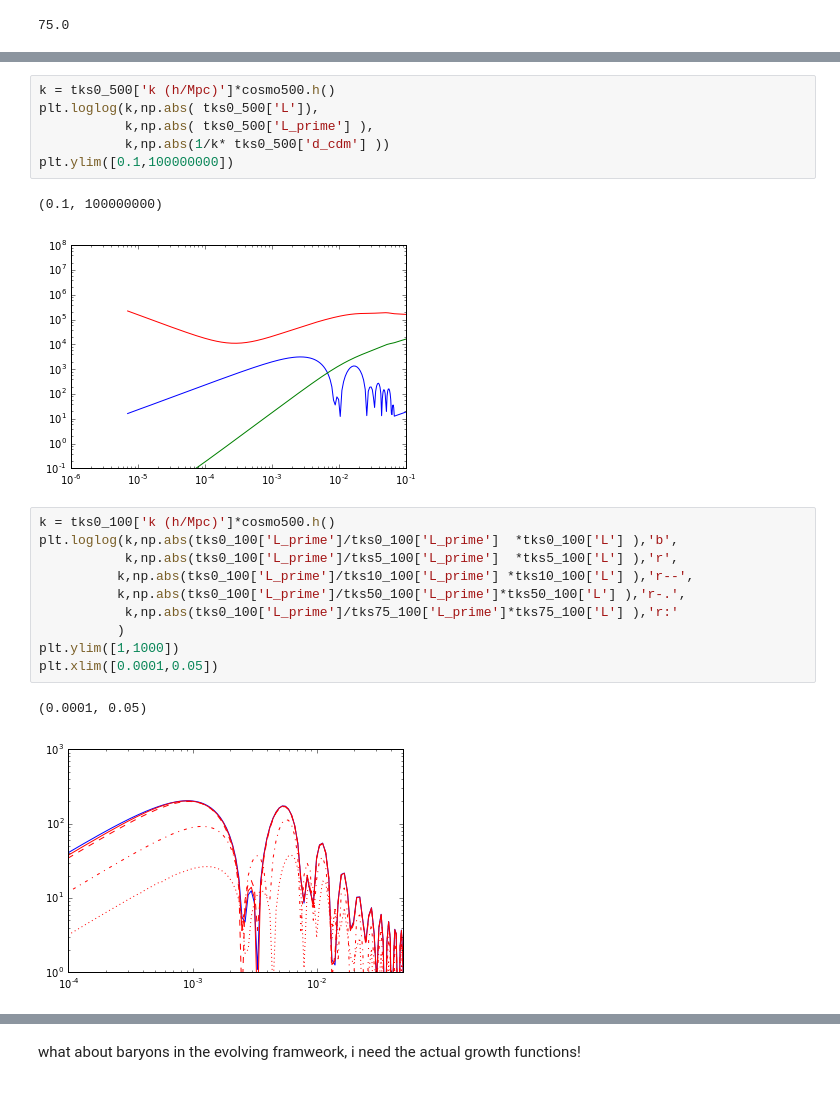
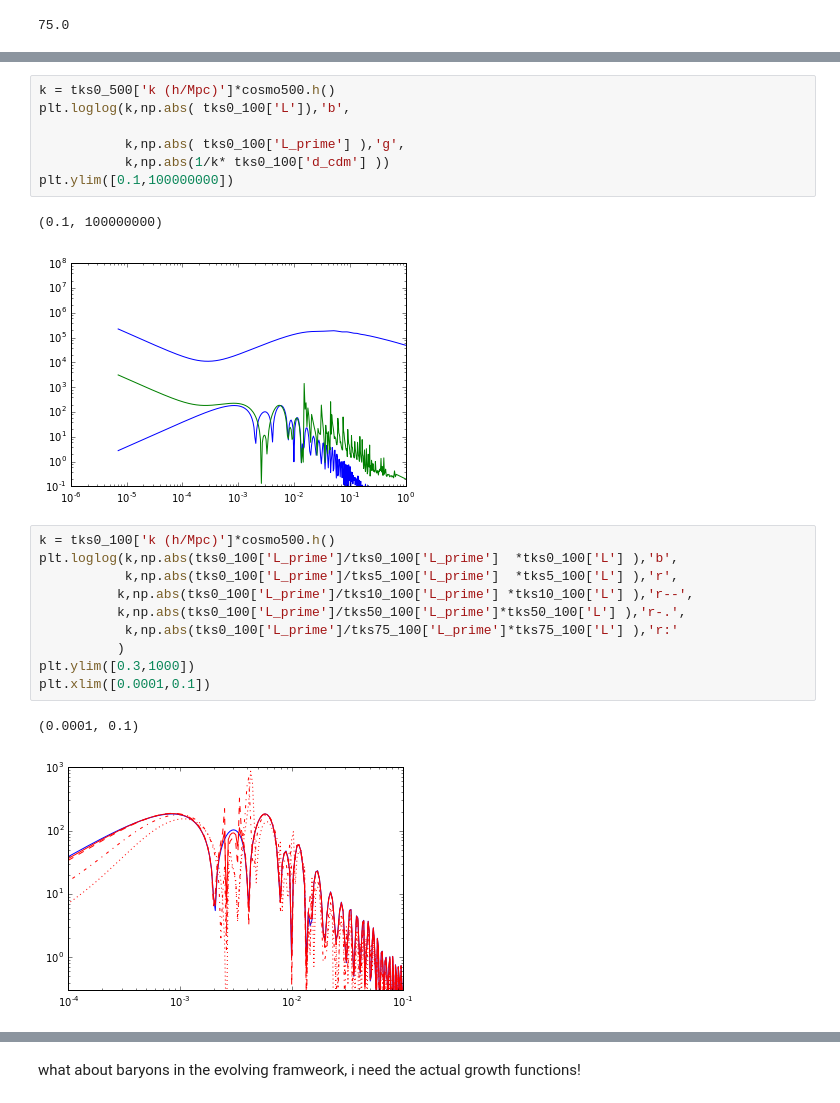
Before and after one commit to ThomasTram/CLASSmods, a Jupyter notebook: Plot_Spatial_Gauge.ipynb, the cells around one changed output, grey strips where cells are left out. Drawn from its saved outputs; the diff is of its cells as text.

```diff
--- a/Plot_Spatial_Gauge.ipynb
+++ b/Plot_Spatial_Gauge.ipynb
@@ -176,25 +171,26 @@ plt.ylim([0.0001,1000000])
 # %%
 k = tks0_500['k (h/Mpc)']*cosmo500.h()
-plt.loglog(k,np.abs( tks0_500['L']),
-           k,np.abs( tks0_500['L_prime'] ),
-           k,np.abs(1/k* tks0_500['d_cdm'] ))
+plt.loglog(k,np.abs( tks0_100['L']),'b',
+
+           k,np.abs( tks0_100['L_prime'] ),'g',
+           k,np.abs(1/k* tks0_100['d_cdm'] ))
 plt.ylim([0.1,100000000])
 # %% [output]
 (0.1, 100000000)
-[figure, old version]
+[figure, new version]
 # %%
 k = tks0_100['k (h/Mpc)']*cosmo500.h()
 plt.loglog(k,np.abs(tks0_100['L_prime']/tks0_100['L_prime']  *tks0_100['L'] ),'b',
            k,np.abs(tks0_100['L_prime']/tks5_100['L_prime']  *tks5_100['L'] ),'r',
           k,np.abs(tks0_100['L_prime']/tks10_100['L_prime'] *tks10_100['L'] ),'r--',
           k,np.abs(tks0_100['L_prime']/tks50_100['L_prime']*tks50_100['L'] ),'r-.',
            k,np.abs(tks0_100['L_prime']/tks75_100['L_prime']*tks75_100['L'] ),'r:'
           )
-plt.ylim([1,1000])
-plt.xlim([0.0001,0.05])
+plt.ylim([0.3,1000])
+plt.xlim([0.0001,0.1])
 # %% [output]
-(0.0001, 0.05)
+(0.0001, 0.1)
-[figure, old version]
+[figure, new version]
 # %%
 k = tks0_100['k (h/Mpc)']*cosmo500.h()
 plt.loglog(
```
Also changed, not shown: parts of 12 cells of this notebook, 2 other files.
